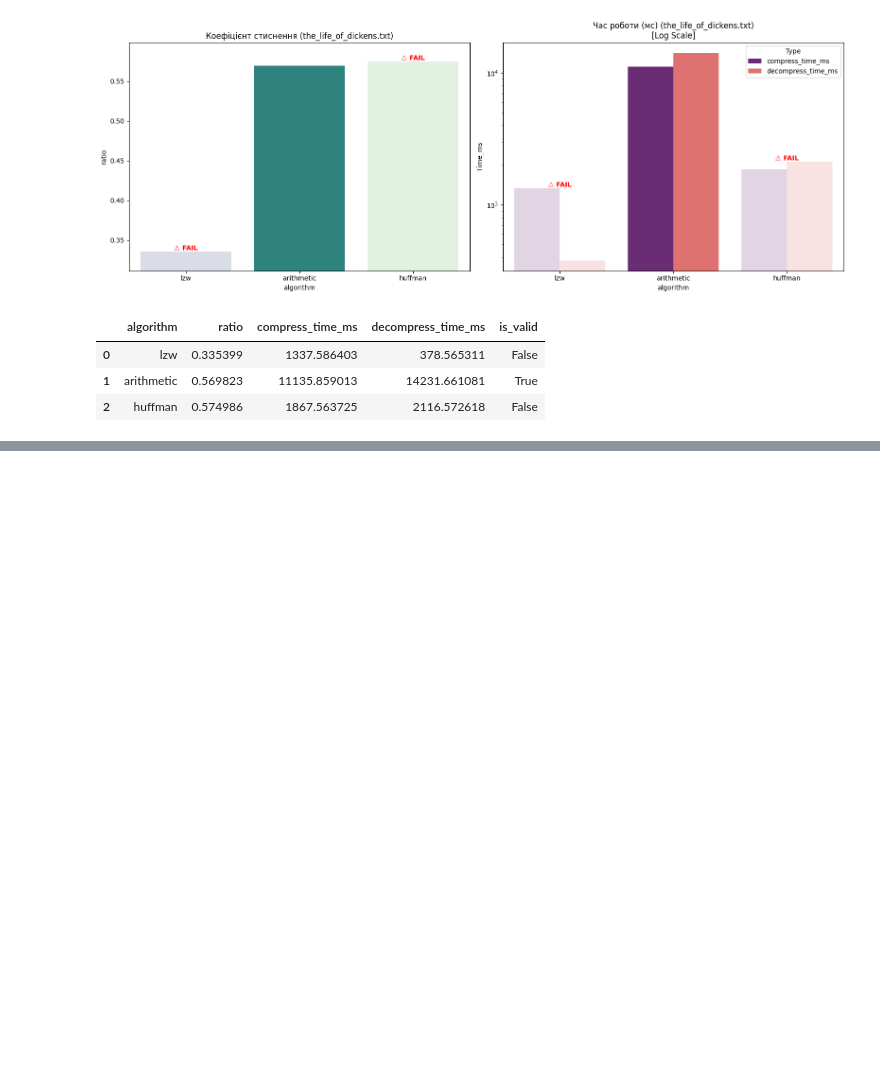
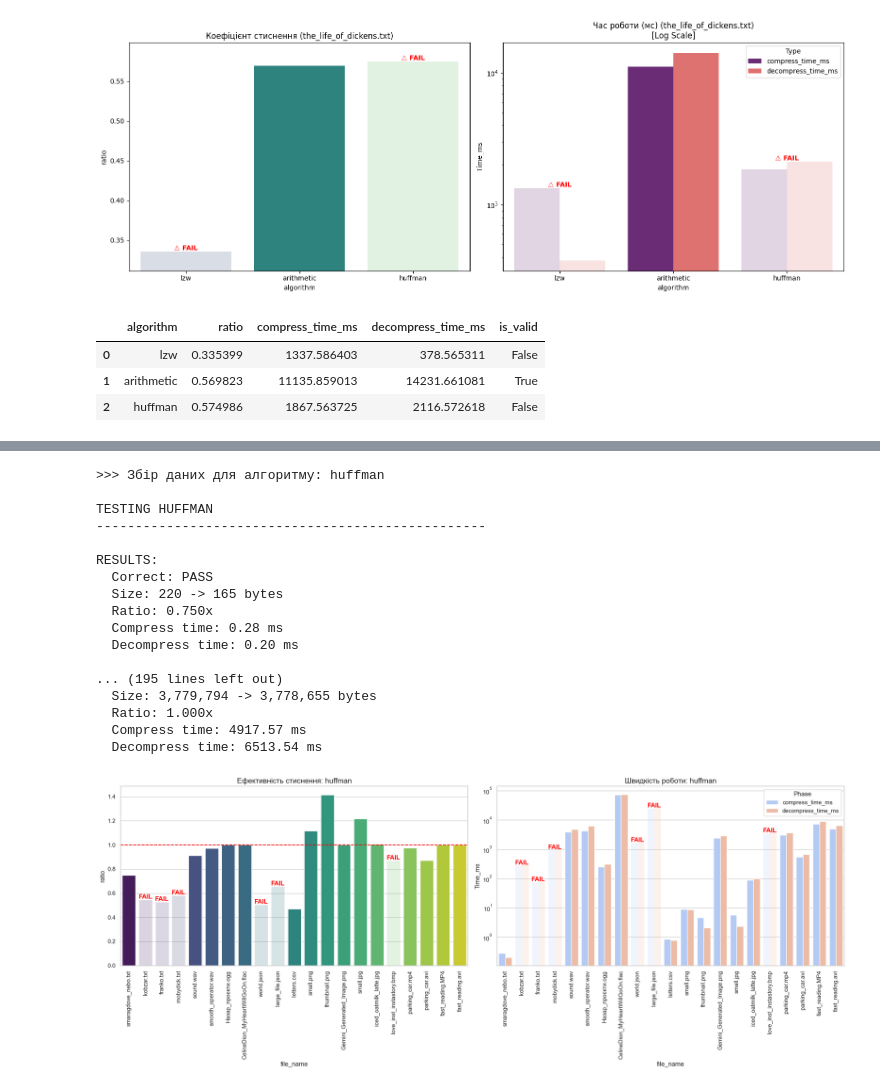
Before and after one commit to yuliiayakymiv/Discrete_math_lab_2sem, a Jupyter notebook: analysis.ipynb, the cells around one changed output, grey strips where cells are left out. Saved outputs shown, nothing was run; the diff lists cells and outputs as text; code cells hidden in the pictures; blank space fills up the shorter version.

```diff
--- a/analysis.ipynb
+++ b/analysis.ipynb
@@ -462,0 +489,45 @@ RESULTS:
+# %%
+files_to_test = [
+    os.path.join("tests_samples", "smaragdove_nebo.txt"),
+    os.path.join("tests_samples", "kobzar.txt"),
+    os.path.join("tests_samples", "franko.txt"),
+    os.path.join("tests_samples", "mobydick.txt"),
+    os.path.join("tests_samples", "sound.wav"),
+    os.path.join("tests_samples", "smooth_operator.wav"),
+    os.path.join("tests_samples", "Назар_проєкти.ogg"),
+    os.path.join("tests_samples", "CelineDion_MyHeartWillGoOn.flac"),
+    os.path.join("tests_samples", "world.json"),
+    os.path.join("tests_samples", "large_file.json"),
+    os.path.join("tests_samples", "letters.csv"),
+    os.path.join("tests_samples", "small.png"),
+    os.path.join("tests_samples", "thumbnail.png"),
+    os.path.join("tests_samples", "Gemini_Generated_Image.png"),
+    os.path.join("tests_samples", "small.jpg"),
+    os.path.join("tests_samples", "iced_oatmilk_latte.jpg"),
+    os.path.join("tests_samples", "love_inst_instastory.bmp"),
+    os.path.join("tests_samples", "parking_car.mp4"),
+    os.path.join("tests_samples", "parking_car.avi"),
+    os.path.join("tests_samples", "fast_reading.MP4"),
+    os.path.join("tests_samples", "fast_reading.avi")
+]
+
+run_single_algo_analysis(files_to_test, target_algo='huffman')
+# %% [output]
+>>> Збір даних для алгоритму: huffman
+
+TESTING HUFFMAN
+--------------------------------------------------
+
+RESULTS:
+  Correct: PASS
+  Size: 220 -> 165 bytes
+  Ratio: 0.750x
+  Compress time: 0.28 ms
+  Decompress time: 0.20 ms
+
+... (195 lines left out)
+  Size: 3,779,794 -> 3,778,655 bytes
+  Ratio: 1.000x
+  Compress time: 4917.57 ms
+  Decompress time: 6513.54 ms
+[figure, added]
```
Also changed, not shown: parts of 7 cells of this notebook, 3 other files.
